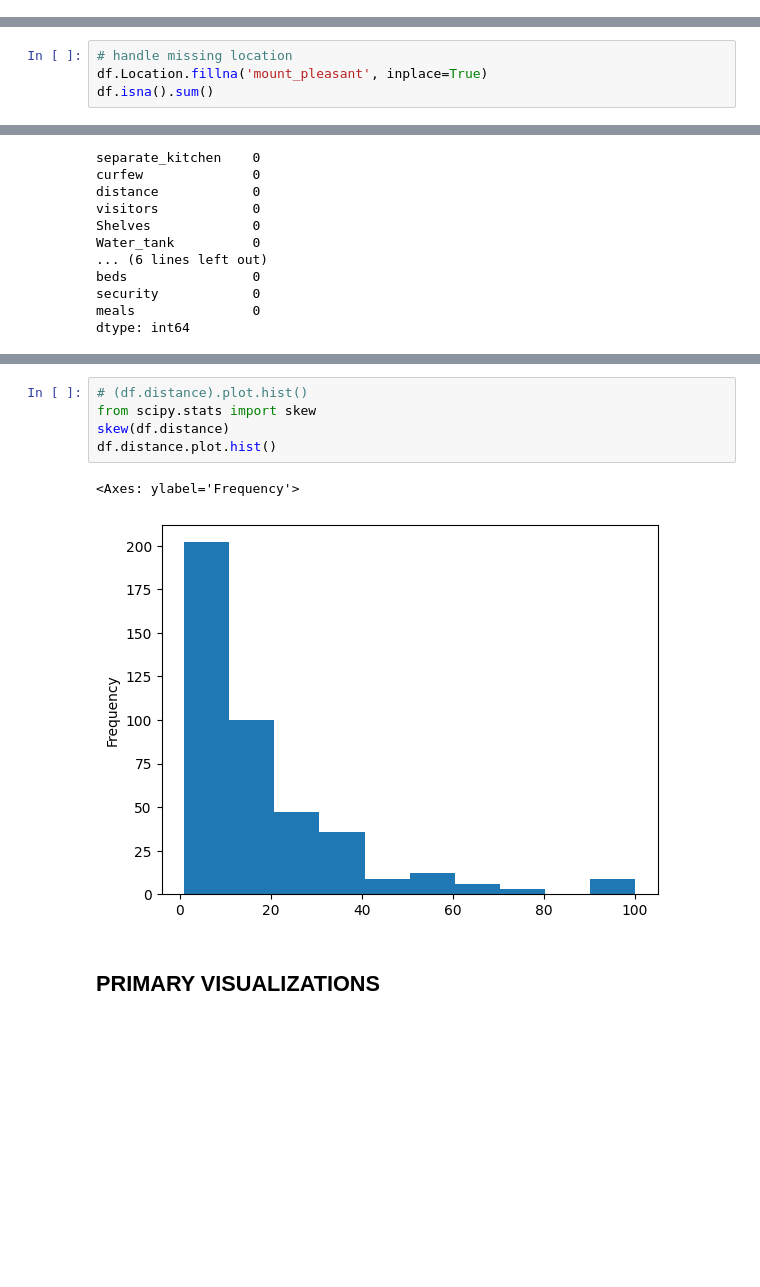
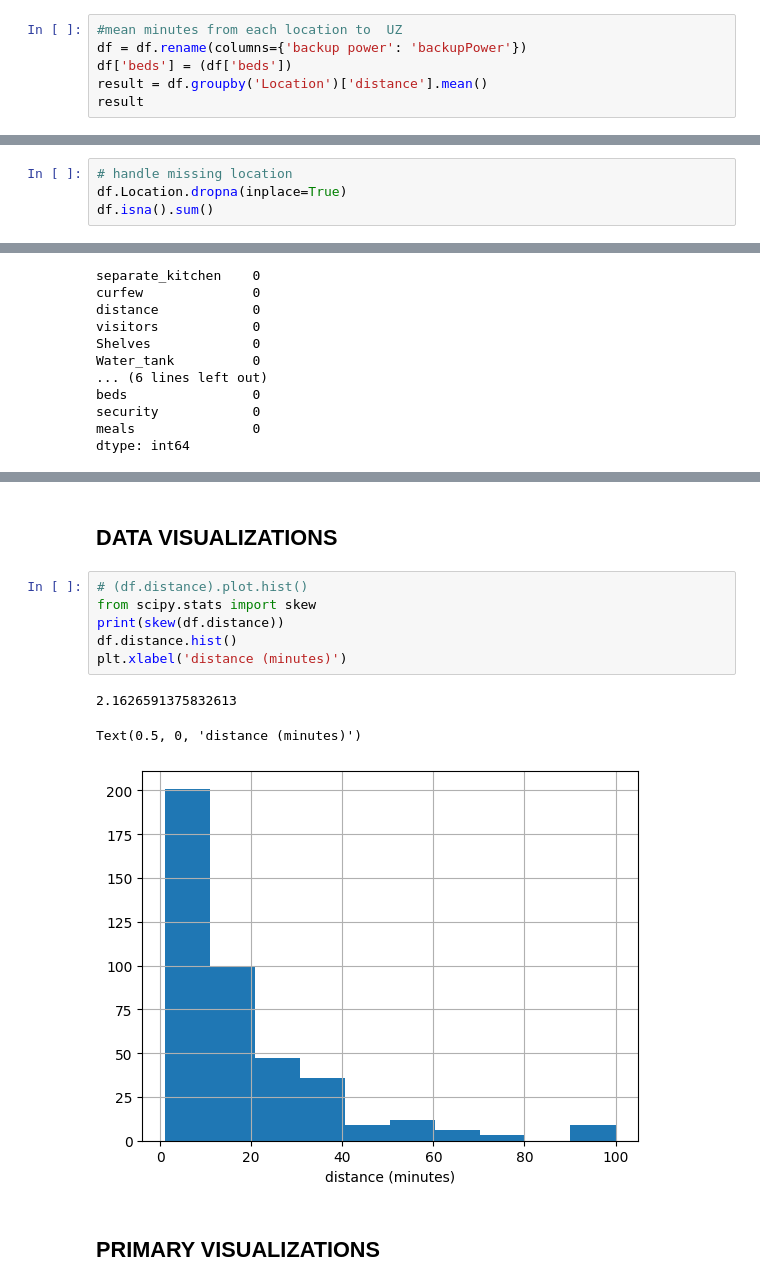
Before and after one commit to Augah2001/accoHouse, a Jupyter notebook: acco.ipynb, the cells around one changed output, grey strips where cells are left out. Saved outputs shown, nothing was run; the diff lists cells and outputs as text; blank space fills up the shorter version.

```diff
--- a/acco.ipynb
+++ b/acco.ipynb
@@ -26,0 +49,6 @@ df
+# %%
+#mean minutes from each location to  UZ
+df = df.rename(columns={'backup power': 'backupPower'})
+df['beds'] = (df['beds'])
+result = df.groupby('Location')['distance'].mean()
+result
@@ -229,5 +284,5 @@ Index(['Location', 'rent', 'wifi', 'backupPower', 'Stove', 'Fridge',
 # %%
 # handle missing location
-df.Location.fillna('mount_pleasant', inplace=True)
+df.Location.dropna(inplace=True)
 df.isna().sum()
 # %% [output]
@@ -337,14 +387,18 @@ beds                category
 security            category
 meals               category
 dtype: object
+# %% [markdown]
+## DATA VISUALIZATIONS
 # %%
 # (df.distance).plot.hist()
 from scipy.stats import skew
-skew(df.distance)
-df.distance.plot.hist()
+print(skew(df.distance))
+df.distance.hist()
+plt.xlabel('distance (minutes)')
 # %% [output]
-<Axes: ylabel='Frequency'>
+2.1626591375832613
+Text(0.5, 0, 'distance (minutes)')
-[figure, old version]
+[figure, new version]
 # %% [markdown]
 ## PRIMARY VISUALIZATIONS
 # %%
```
Also changed, not shown: parts of 50 cells of this notebook, 2 other files.
